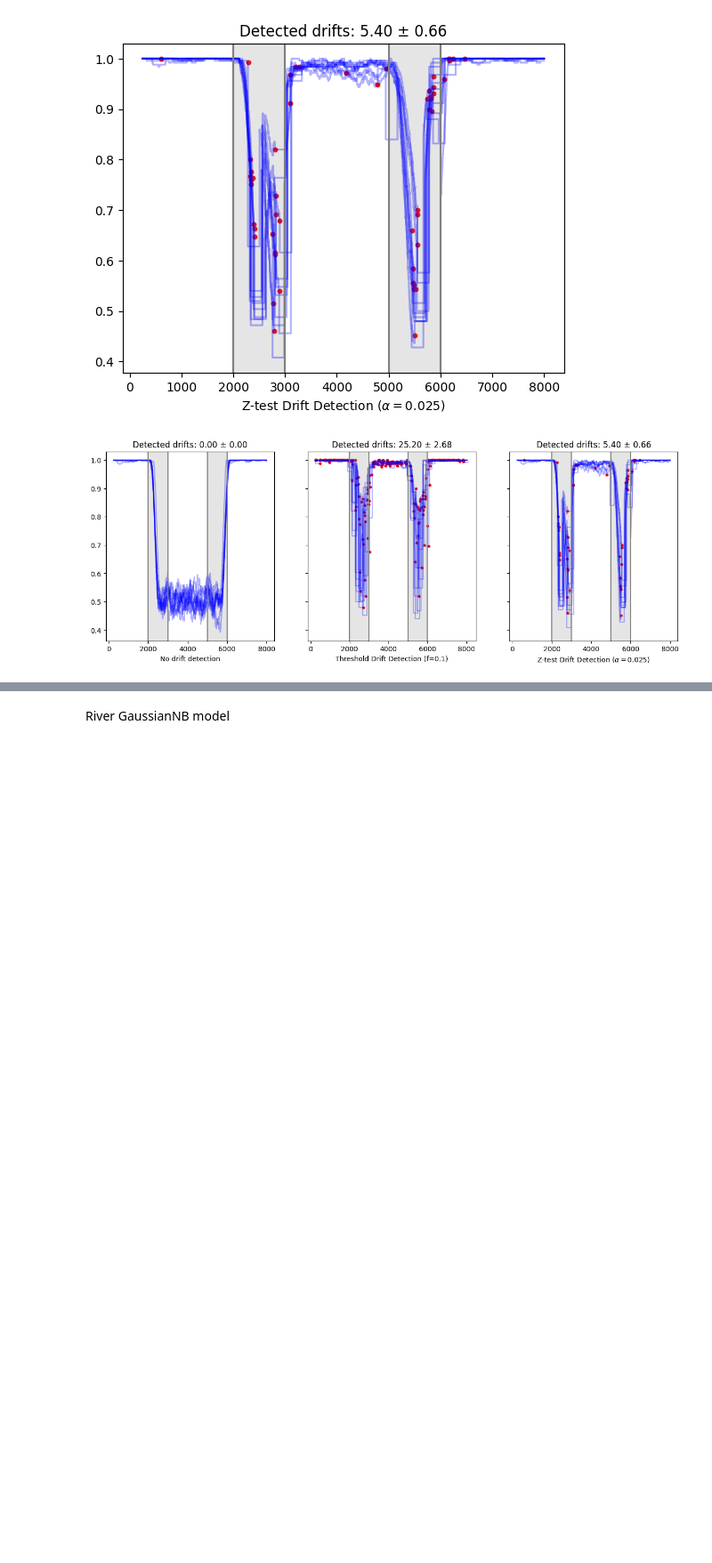
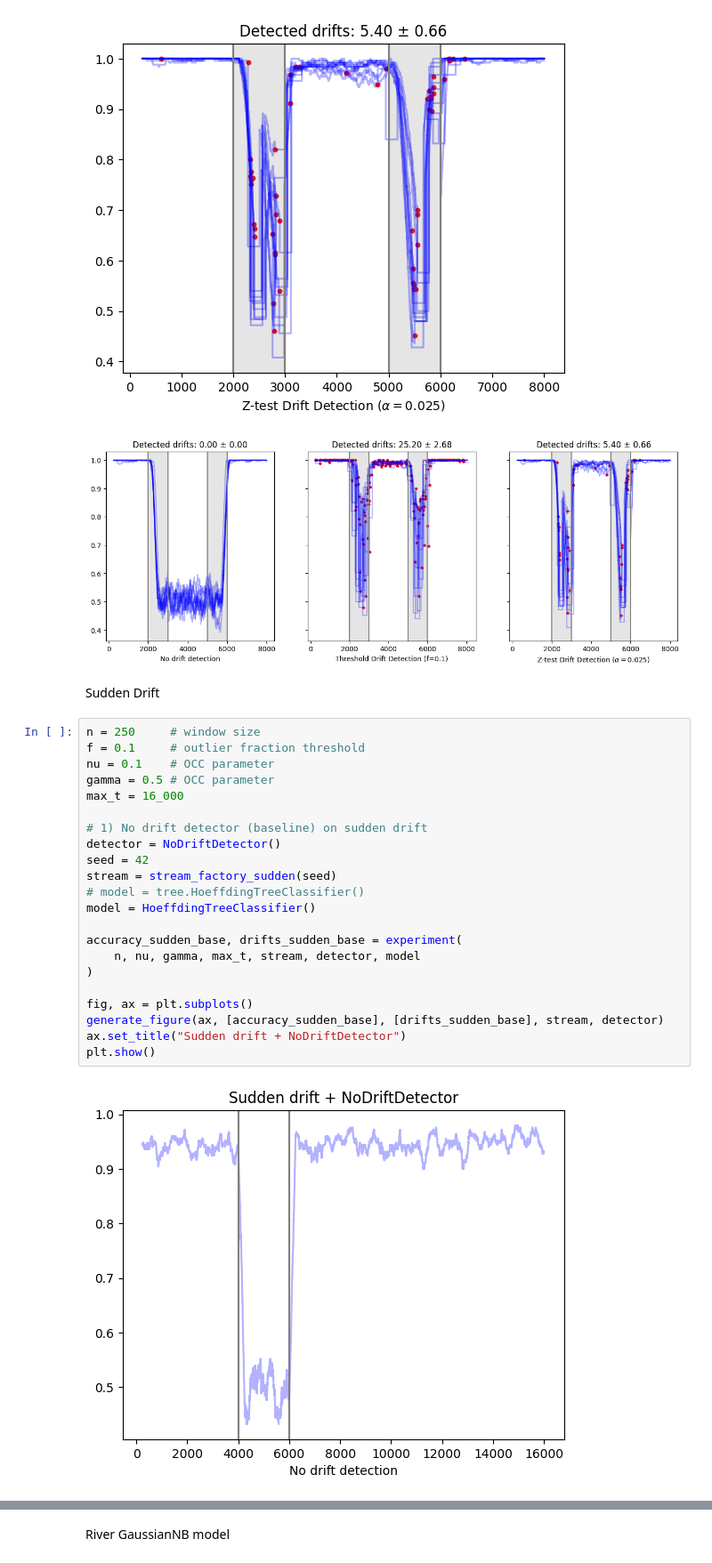
Before and after one commit to dariomalchiodi/occ-drift-detection, a Jupyter notebook: ht2d_test.ipynb, the cells around one changed output, grey strips where cells are left out. Shown at 89% size. Drawn from its saved outputs; the diff is of its cells as text; blank space fills up the shorter version.

```diff
--- a/ht2d_test.ipynb
+++ b/ht2d_test.ipynb
@@ -481,3 +532,29 @@ plt.show()
 [figure]
 [figure]
 [figure]
+# %% [markdown]
+Sudden Drift
+# %%
+n = 250     # window size
+f = 0.1     # outlier fraction threshold
+nu = 0.1    # OCC parameter
+gamma = 0.5 # OCC parameter
+max_t = 16_000
+
+# 1) No drift detector (baseline) on sudden drift
+detector = NoDriftDetector()
+seed = 42
+stream = stream_factory_sudden(seed)
+# model = tree.HoeffdingTreeClassifier()
+model = HoeffdingTreeClassifier()
+
+accuracy_sudden_base, drifts_sudden_base = experiment(
+    n, nu, gamma, max_t, stream, detector, model
+)
+
+fig, ax = plt.subplots()
+generate_figure(ax, [accuracy_sudden_base], [drifts_sudden_base], stream, detector)
+ax.set_title("Sudden drift + NoDriftDetector")
+plt.show()
+# %% [output]
+[figure, added]
```
Also changed, not shown: parts of 8 cells of this notebook.
